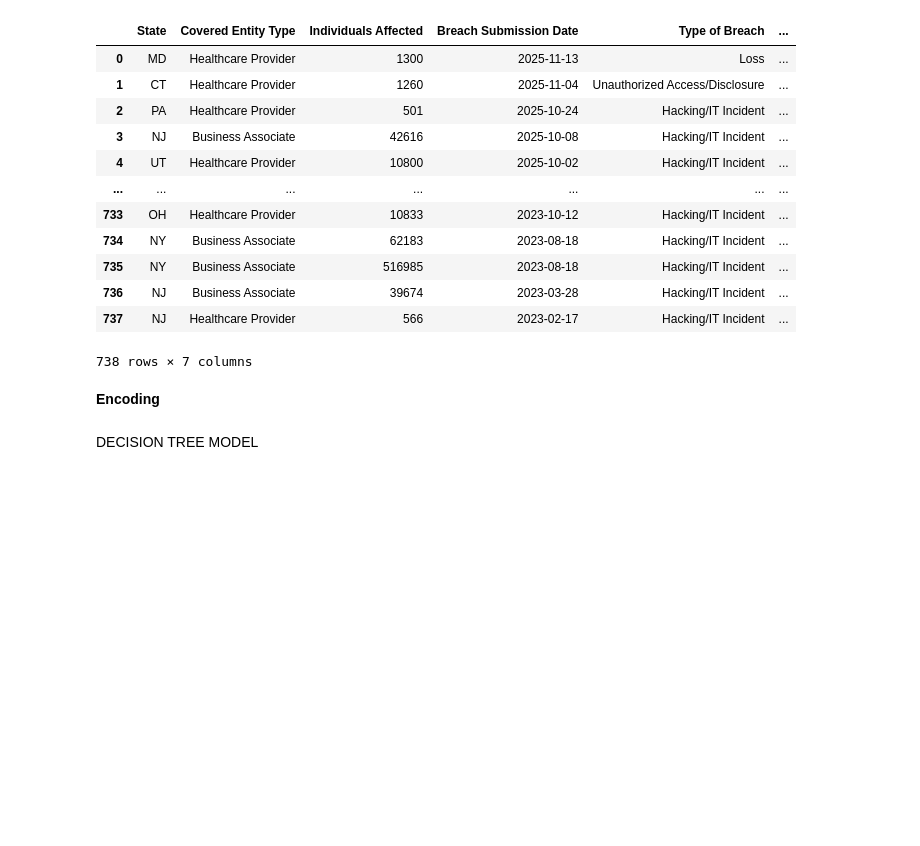
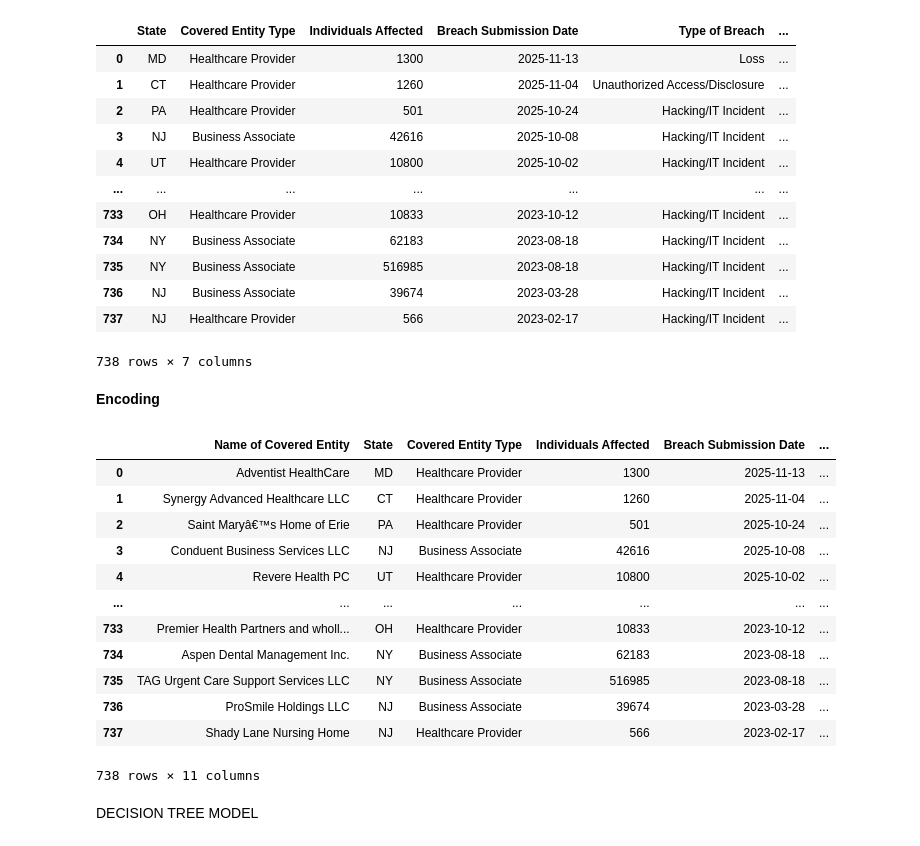
Before and after one commit to aaditiparabs/ds3001-finalprojcode, a Jupyter notebook: aaditicopy_decisiontree.ipynb, the cells around one changed output. Saved outputs shown, nothing was run; the diff lists cells and outputs as text; code cells hidden in the pictures; blank space fills up the shorter version.

```diff
--- a/aaditicopy_decisiontree.ipynb
+++ b/aaditicopy_decisiontree.ipynb
@@ -44,3 +50,11 @@ numeric_clean_cols = ['Individuals Affected']
 for col in numeric_clean_cols:
     df[col] = (df[col].astype(str).str.replace('$', '', regex=False).str.replace(',', '', regex=False)) #cast as string, replace symbols
     df[col] = pd.to_numeric(df[col], errors='coerce') #cast as number
+
+#pca preprocessing
+df_pca.drop('Web Description', axis=1, inplace=True)
+for col in df_pca.columns:
+  df_pca[col] = df_pca[col].astype(str).replace({'$': '', ',': '', '-': '', '—': ''}, regex=True)
+df_pca = df_pca.dropna(axis=1, how='all')
+
+df
@@ -68,22 +100,42 @@ df
 # %%
 #Binary encoding (y/n): business associate present
 #Label encoding: State, covered entity type, location of breach information, type of breach
 
-'''encoder = LabelEncoder()
-df['Location of Breached Information Encoded'] = encoder.fit_transform(df['Location of Breached Information'])
-df['State Encoded'] = encoder.fit_transform(df['State'])
-df['Covered Entity Type Encoded'] = encoder.fit_transform(df['Covered Entity Type'])'''
+encoder = LabelEncoder()
+df_pca['Location of Breached Information Encoded'] = encoder.fit_transform(df['Location of Breached Information'])
+df_pca['State Encoded'] = encoder.fit_transform(df['State'])
+df_pca['Covered Entity Type Encoded'] = encoder.fit_transform(df['Covered Entity Type'])
 
+if 'Business Associate Present' in df_pca.columns:
+  df_pca['Business Associate Present'] = df['Business Associate Present'].map({'Yes': 1, 'No': 0})
+if 'Type of Breach' in df.columns:
+  df_pca['Type of Breach'] = df['Type of Breach'].map({'Hacking/IT Incident': 1, 'Unauthorized Access/Disclosure': 0})
 
 cat_cols = ['Location of Breached Information', 'State', 'Covered Entity Type', 'Type of Breach'] #these will be label encoded
 
 for col in cat_cols:
     if col in df.columns:
         le = LabelEncoder()
         df[col + " Encoded"] = le.fit_transform(df[col].astype(str)) #label encode each categorical column
 
 if 'Business Associate Present' in df.columns:
   df['Business Associate Present'] = df['Business Associate Present'].map({'Yes': 1, 'No': 0}) #binary encode
+
+df_pca
+# %% [output]
+|  | Name of Covered Entity | State | Covered Entity Type | Individuals Affected | Breach Submission Date | ... |
+| 0 | Adventist HealthCare | MD | Healthcare Provider | 1300 | 2025-11-13 | ... |
+| 1 | Synergy Advanced Healthcare LLC | CT | Healthcare Provider | 1260 | 2025-11-04 | ... |
+| 2 | Saint Maryâ€™s Home of Erie | PA | Healthcare Provider | 501 | 2025-10-24 | ... |
+| 3 | Conduent Business Services LLC | NJ | Business Associate | 42616 | 2025-10-08 | ... |
+| 4 | Revere Health PC | UT | Healthcare Provider | 10800 | 2025-10-02 | ... |
+| ... | ... | ... | ... | ... | ... | ... |
+| 733 | Premier Health Partners and wholl... | OH | Healthcare Provider | 10833 | 2023-10-12 | ... |
+| 734 | Aspen Dental Management Inc. | NY | Business Associate | 62183 | 2023-08-18 | ... |
+| 735 | TAG Urgent Care Support Services LLC | NY | Business Associate | 516985 | 2023-08-18 | ... |
+| 736 | ProSmile Holdings LLC | NJ | Business Associate | 39674 | 2023-03-28 | ... |
+| 737 | Shady Lane Nursing Home | NJ | Healthcare Provider | 566 | 2023-02-17 | ... |
+738 rows × 11 columns
 # %% [markdown]
 DECISION TREE MODEL
 # %%
```
Also changed, not shown: parts of 11 cells of this notebook.
